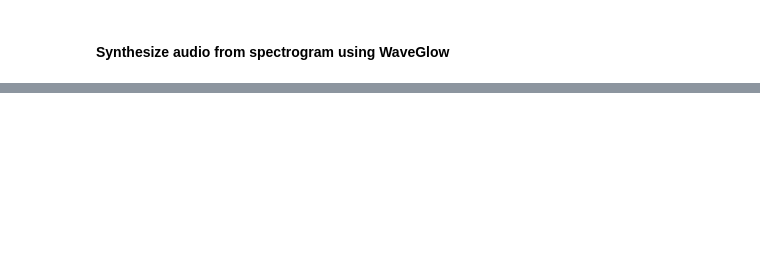
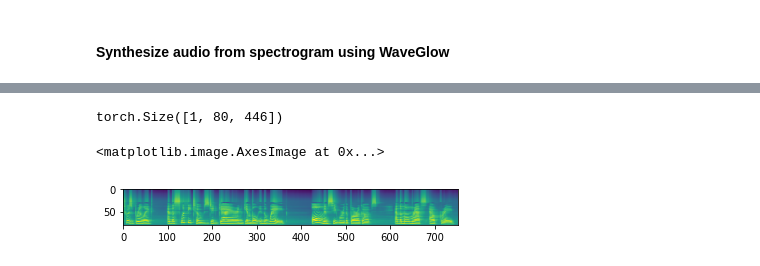
Before and after one commit to victor-shepardson/tacotron2, a Jupyter notebook: inference.ipynb, the cells around one changed output, grey strips where cells are left out. Saved outputs shown, nothing was run; the diff lists cells and outputs as text; code cells hidden in the pictures; blank space fills up the shorter version.

```diff
--- a/inference.ipynb
+++ b/inference.ipynb
@@ -103,0 +133,18 @@ ipd.Audio(audio[0].data.cpu().numpy(), rate=hparams.sampling_rate)
+# %%
+mel_outputs_postnet.shape
+# %% [output]
+torch.Size([1, 80, 446])
+# %%
+#compress spectrum
+spec_size = mel_outputs_postnet.size(1)
+new_size = int(spec_size/1.5)
+size_diff = spec_size-new_size
+resamp = F.interpolate(mel_outputs_postnet.transpose(1,2), new_size).transpose(1, 2)
+resamp = torch.cat((
+    resamp,
+    resamp[:, -1, :].expand(1, size_diff, -1) - 5*torch.linspace(0, 1, size_diff).view(1, size_diff, 1).expand(1, -1, resamp.size(2))
+    ), dim=1)
+plt.imshow(resamp.data.cpu().numpy()[0, ::-1])
+# %% [output]
+<matplotlib.image.AxesImage at 0x...>
+[figure, added]
```
Also changed, not shown: parts of 35 cells of this notebook, 1 other file.
